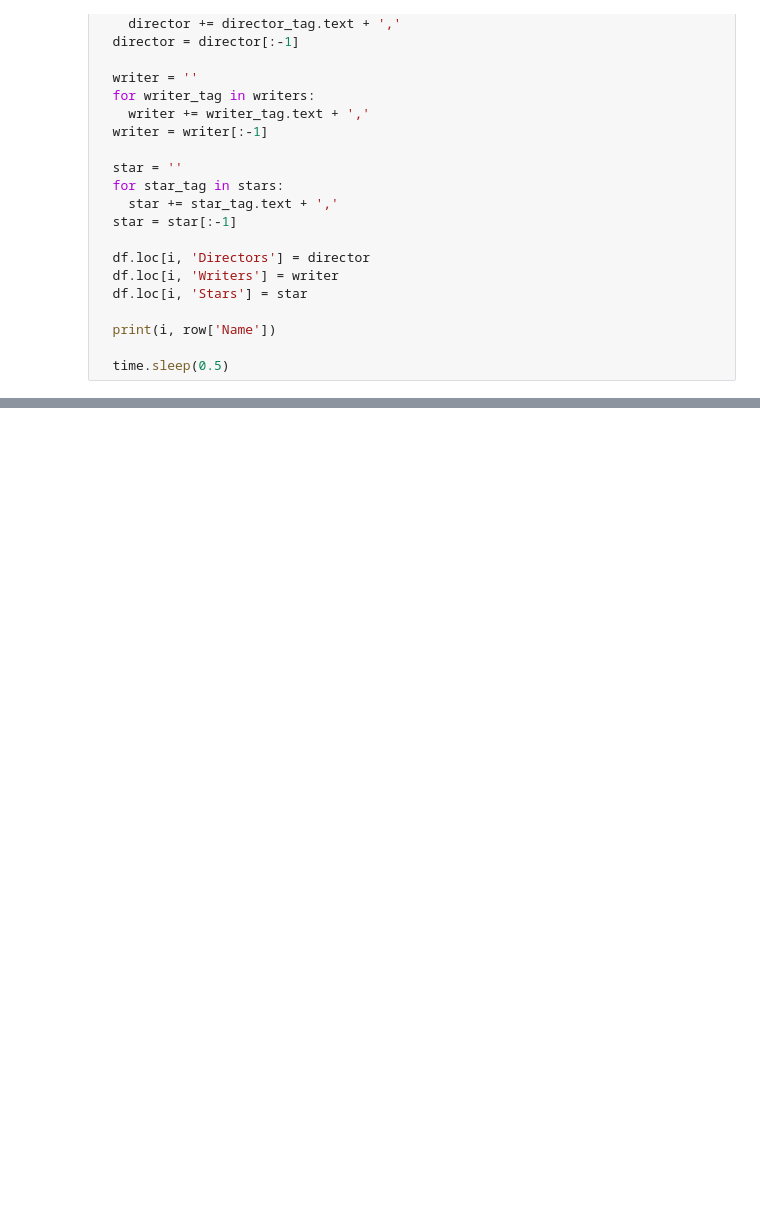
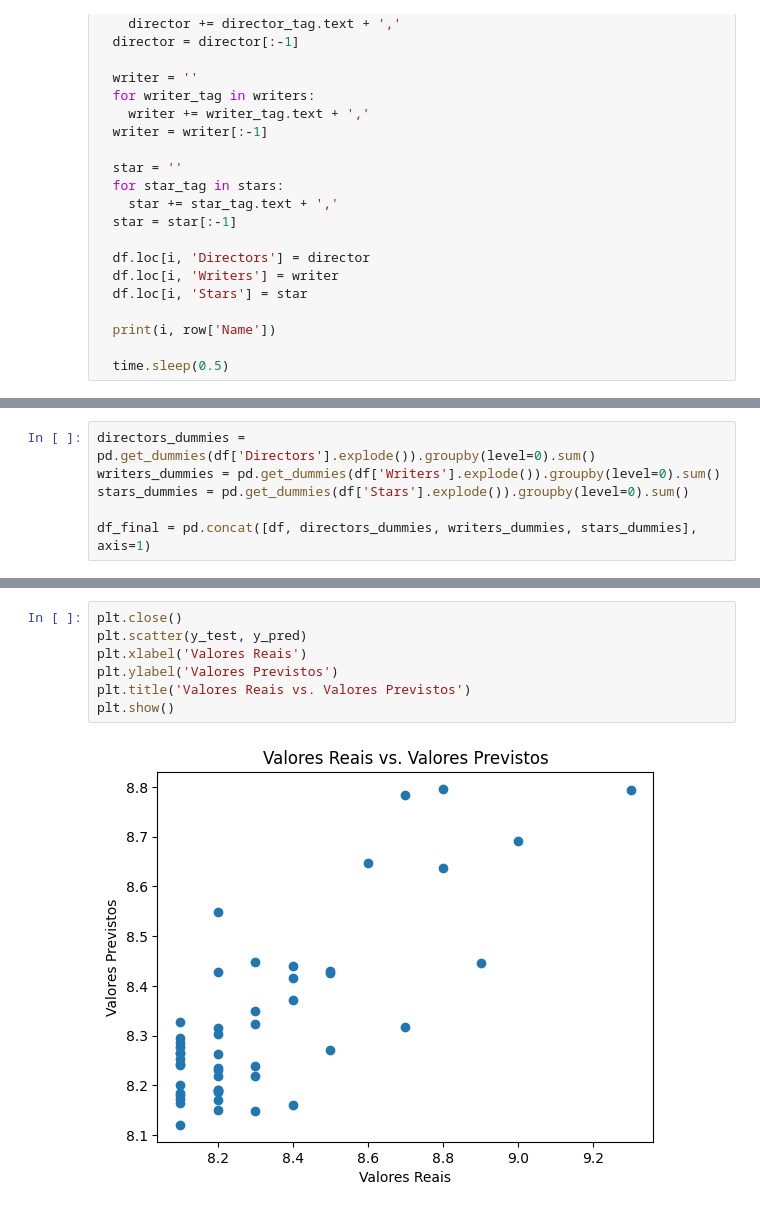
Before and after one commit to Bielfer/analise-dados-insper, a Jupyter notebook: aps.ipynb, the cells around one changed output, grey strips where cells are left out. Drawn from its saved outputs; the diff is of its cells as text; blank space fills up the shorter version.

```diff
--- a/aps.ipynb
+++ b/aps.ipynb
@@ -72,0 +157,6 @@ df.to_excel('movies.xlsx')
+# %%
+directors_dummies = pd.get_dummies(df['Directors'].explode()).groupby(level=0).sum()
+writers_dummies = pd.get_dummies(df['Writers'].explode()).groupby(level=0).sum()
+stars_dummies = pd.get_dummies(df['Stars'].explode()).groupby(level=0).sum()
+
+df_final = pd.concat([df, directors_dummies, writers_dummies, stars_dummies], axis=1)
@@ -72,0 +209,9 @@ df.to_excel('movies.xlsx')
+# %%
+plt.close()
+plt.scatter(y_test, y_pred)
+plt.xlabel('Valores Reais')
+plt.ylabel('Valores Previstos')
+plt.title('Valores Reais vs. Valores Previstos')
+plt.show()
+# %% [output]
+[figure, added]
```
Also changed, not shown: parts of 24 cells of this notebook, 1 other file.
